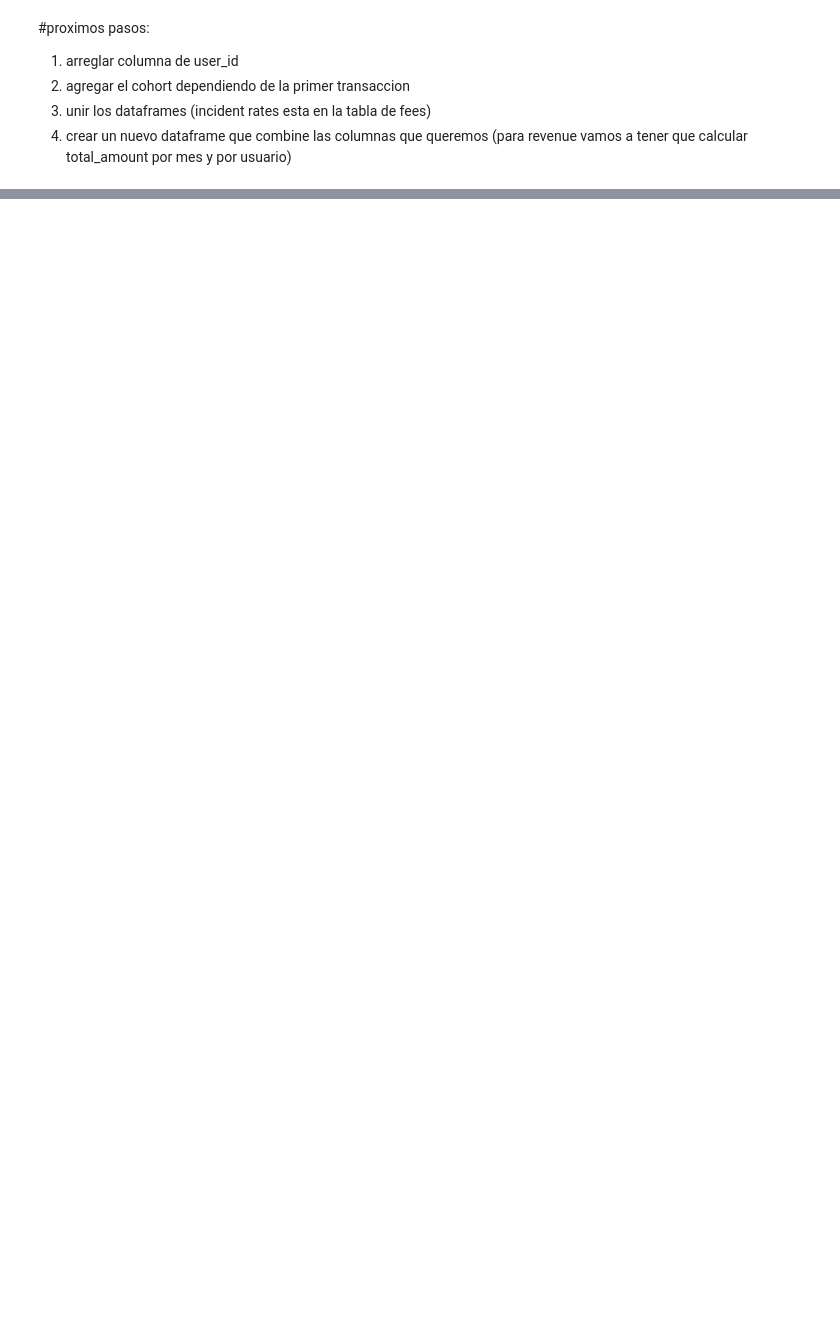
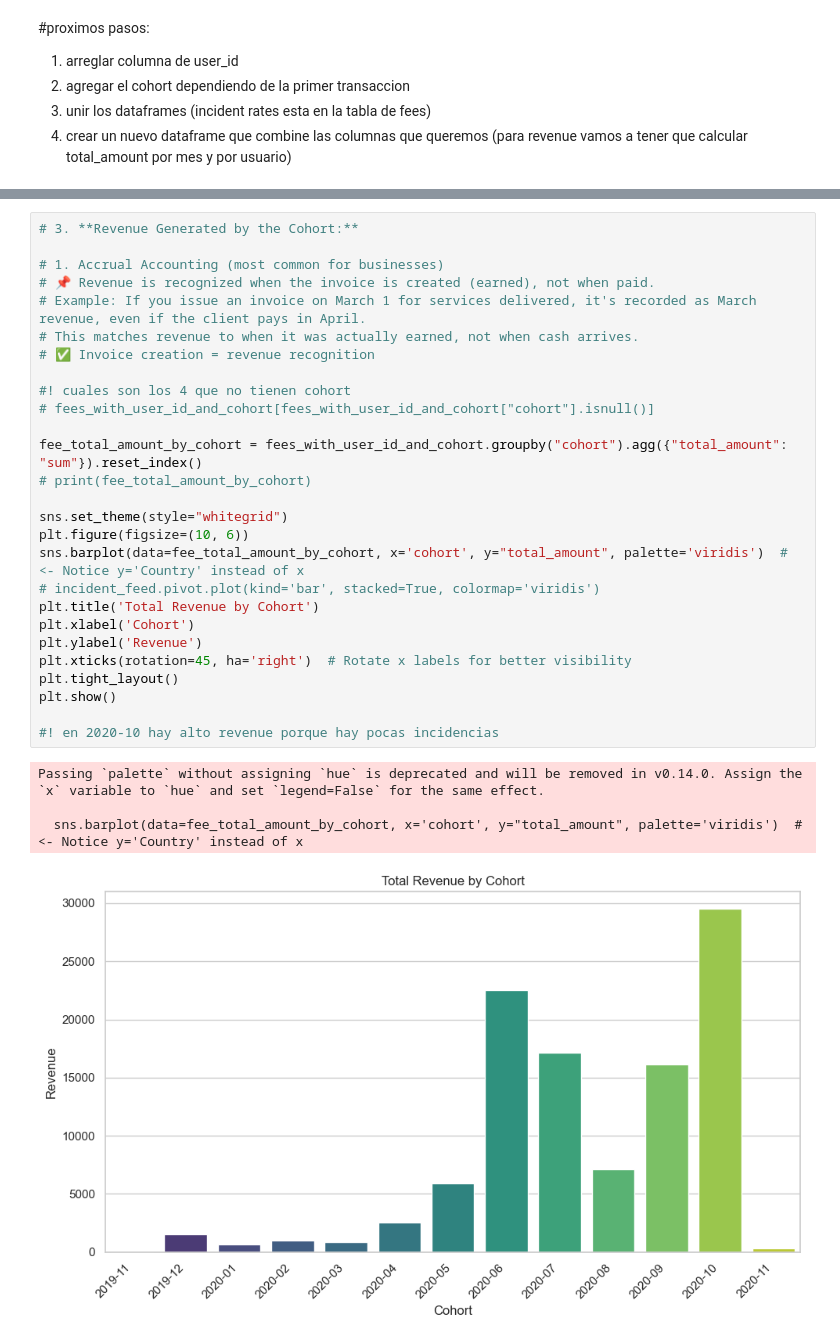
Before and after one commit to jorgeberrizbeitia/project-ironhack-payments-en, a Jupyter notebook: EDA.ipynb, the cells around one changed output, grey strips where cells are left out. Cells and saved outputs as stored; diff of their text form; blank space fills up the shorter version.

```diff
--- a/EDA.ipynb
+++ b/EDA.ipynb
@@ -164,0 +290,32 @@ feesdf[feesdf["total_amount"] != 5.0]
+# %%
+# 3. **Revenue Generated by the Cohort:**
+
+# 1. Accrual Accounting (most common for businesses)
+# 📌 Revenue is recognized when the invoice is created (earned), not when paid.
+# Example: If you issue an invoice on March 1 for services delivered, it's recorded as March revenue, even if the client pays in April.
+# This matches revenue to when it was actually earned, not when cash arrives.
+# ✅ Invoice creation = revenue recognition
+
+#! cuales son los 4 que no tienen cohort
+# fees_with_user_id_and_cohort[fees_with_user_id_and_cohort["cohort"].isnull()]
+
+fee_total_amount_by_cohort = fees_with_user_id_and_cohort.groupby("cohort").agg({"total_amount": "sum"}).reset_index()
+# print(fee_total_amount_by_cohort)
+
+sns.set_theme(style="whitegrid")
+plt.figure(figsize=(10, 6))
+sns.barplot(data=fee_total_amount_by_cohort, x='cohort', y="total_amount", palette='viridis')  # <- Notice y='Country' instead of x
+# incident_feed.pivot.plot(kind='bar', stacked=True, colormap='viridis')
+plt.title('Total Revenue by Cohort')
+plt.xlabel('Cohort')
+plt.ylabel('Revenue')
+plt.xticks(rotation=45, ha='right')  # Rotate x labels for better visibility
+plt.tight_layout()
+plt.show()
+
+#! en 2020-10 hay alto revenue porque hay pocas incidencias
+# %% [output]
+Passing `palette` without assigning `hue` is deprecated and will be removed in v0.14.0. Assign the `x` variable to `hue` and set `legend=False` for the same effect.
+
+  sns.barplot(data=fee_total_amount_by_cohort, x='cohort', y="total_amount", palette='viridis')  # <- Notice y='Country' instead of x
+[figure, added]
```
Also changed, not shown: parts of 29 cells of this notebook.
